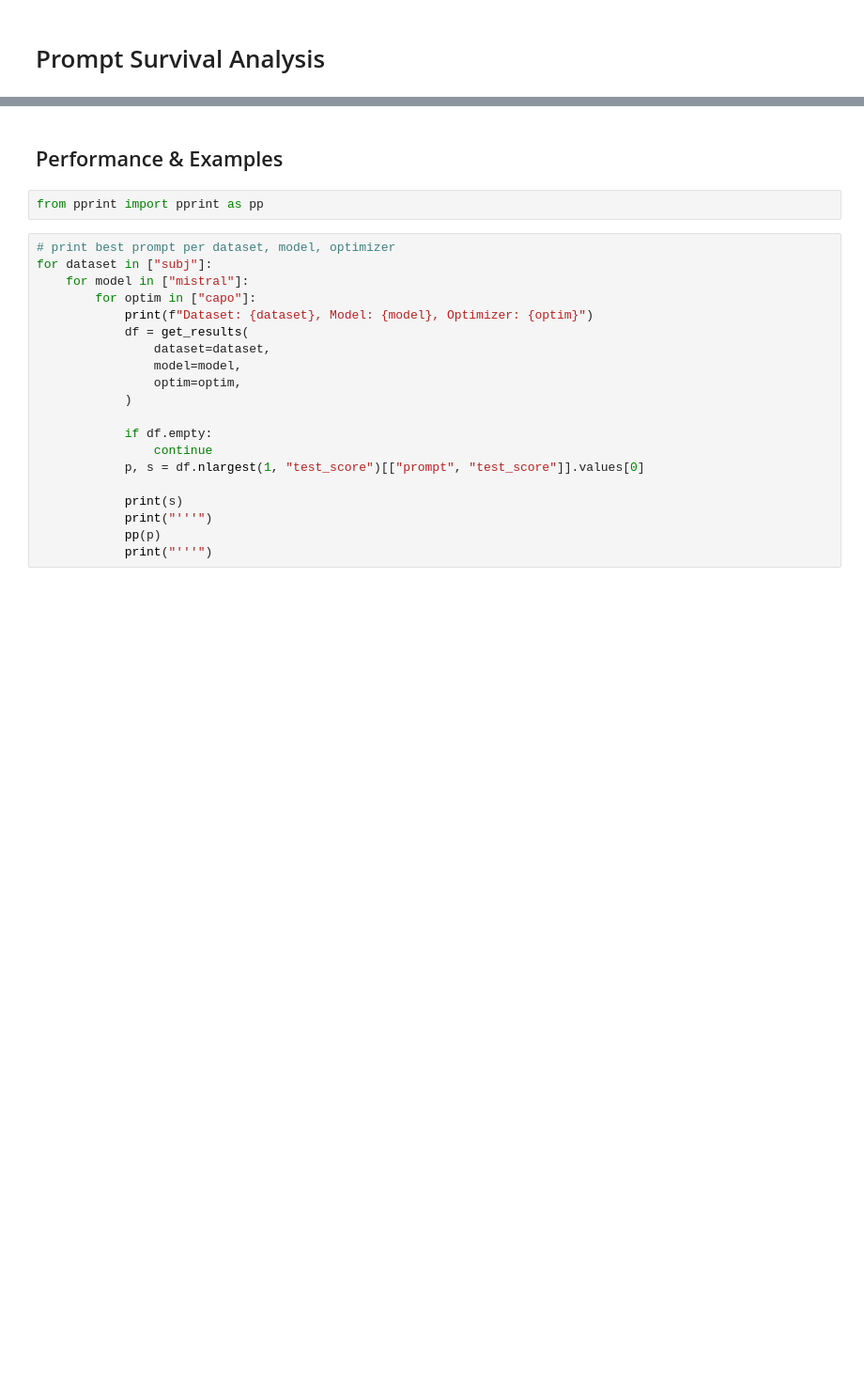
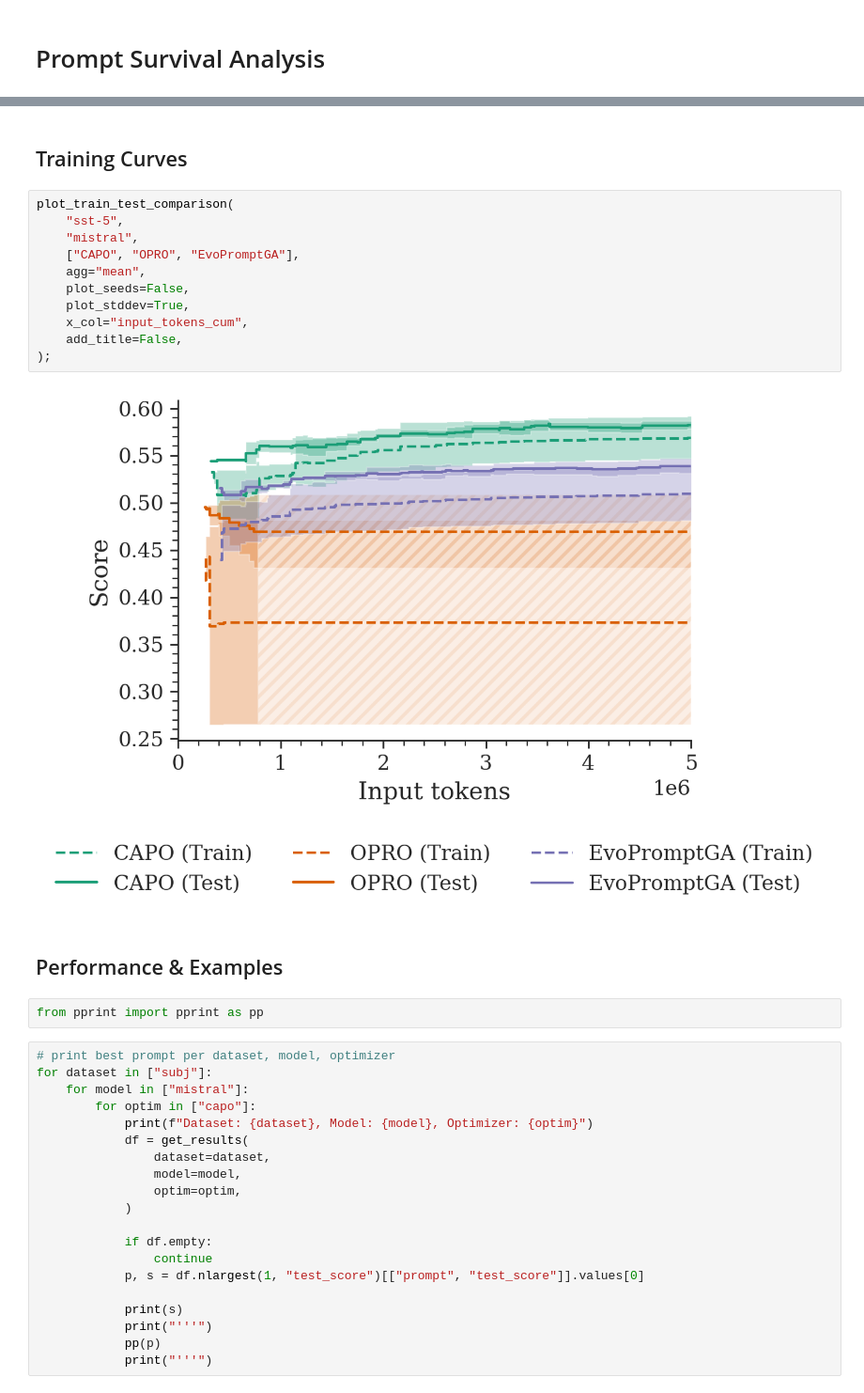
Before and after one commit to finitearth/capo, a Jupyter notebook: notebooks/paper_visualization/benchmarking_visualization.ipynb, the cells around one changed output, grey strips where cells are left out. Shown at 94% size. Drawn from its saved outputs; the diff is of its cells as text; blank space fills up the shorter version.

```diff
--- a/notebooks/paper_visualization/benchmarking_visualization.ipynb
+++ b/notebooks/paper_visualization/benchmarking_visualization.ipynb
@@ -278,3 +431,18 @@ plot_population_members("subj", "mistral", "CAPO", x_col="step", score_col="test
+# %% [markdown]
+## Training Curves
+# %%
+plot_train_test_comparison(
+    "sst-5",
+    "mistral",
+    ["CAPO", "OPRO", "EvoPromptGA"],
+    agg="mean",
+    plot_seeds=False,
+    plot_stddev=True,
+    x_col="input_tokens_cum",
+    add_title=False,
+);
+# %% [output]
+[figure, added]
 # %% [markdown]
 ## Performance & Examples
 # %%
```
Also changed, not shown: parts of 29 cells of this notebook, 4 other files.
